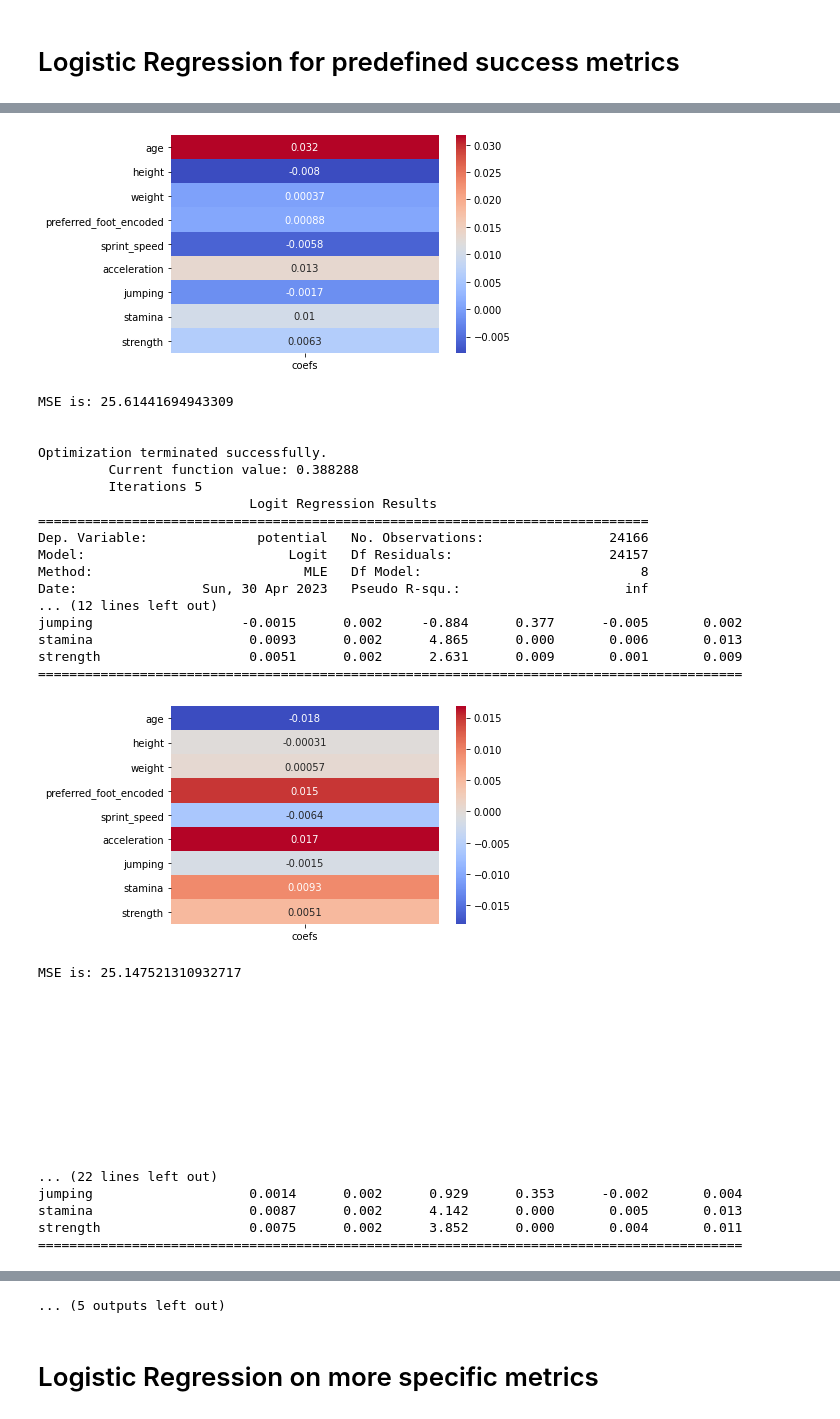
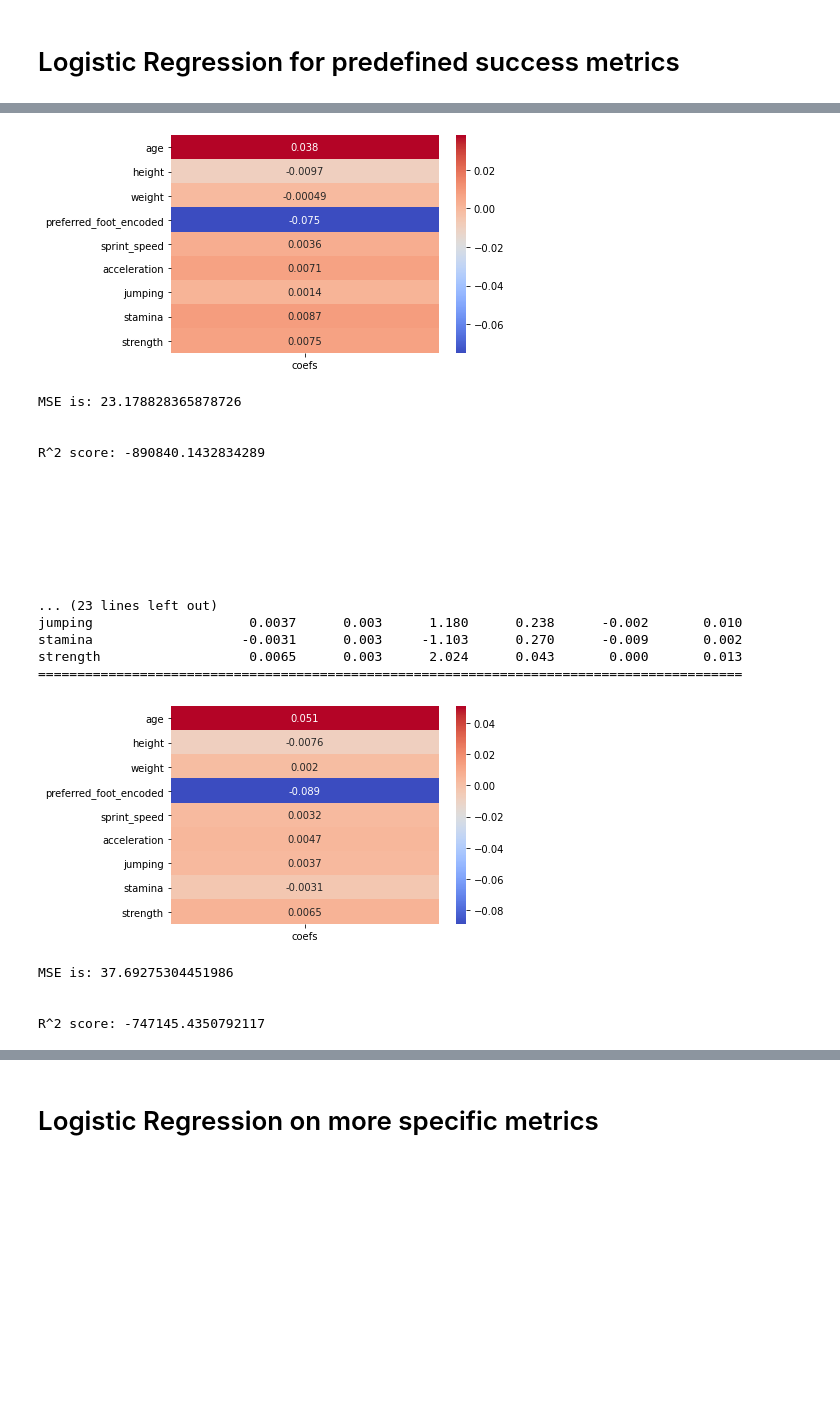
Before and after one commit to ffutera/sports-science, a Jupyter notebook: Regressions.ipynb, the cells around one changed output, grey strips where cells are left out. Cells and saved outputs as stored; diff of their text form; code cells hidden in the pictures; blank space fills up the shorter version.

```diff
--- a/Regressions.ipynb
+++ b/Regressions.ipynb
@@ -267,7 +283,7 @@ player_data
 # %%
 common_players = set(player_data.name).intersection(set(all_player_data.player_name))
 # %%
-all_player_data_by_pos = pd.merge(all_player_data, player_data[['name', 'position']], left_on = 'player_name', right_on = 'name')
+all_player_data_by_pos = pd.merge(all_player_data, player_data[['name', 'position', 'league']], left_on = 'player_name', right_on = 'name')
 all_player_data_by_pos
 # %% [output]
 |  | player_api_id | player_name | player_fifa_api_id | birthday | height | weight | date | overall_rating | ... |
@@ -390,6 +406,7 @@ MSE of the residuals on gk_average: 154.582883981121
 import statsmodels.api as sm
 import seaborn as sns
 import matplotlib.pyplot as plt
+from sklearn.metrics import r2_score
 
 # Define the dependent and independent variables
 # try each performance factor
@@ -399,7 +416,7 @@ alldata = all_player_data_by_pos.dropna()
 for pos in ['DF', 'MF', 'FW', 'GK']:
     print("ANALYSIS FOR POSITION: {}".format(pos))
     data = alldata[alldata.position == pos]
-    for dependent_variable in ['overall_rating', 'potential']:
+    for dependent_variable in ['overall_rating']: #, 'potential']:
         y = data[dependent_variable] / 100
         X = data[independent_vars]
 
@@ -423,6 +440,13 @@ for pos in ['DF', 'MF', 'FW', 'GK']:
         mse = sum((y * 100 - y_pred) ** 2 ) / len(y)
         print("MSE is: {}\n\n".format(mse))
 
+
+        # calculate R^2 score
+        r_squared = r2_score(y, y_pred)
+
+        # print R^2 score
+        print("R^2 score:", r_squared)
+
     print("\n\n\n\n\n\n\n\n")
 # %% [output]
 ANALYSIS FOR POSITION: DF
@@ -480,37 +504,24 @@ strength                   0.0063      0.002      3.602      0.000       0.003
 ==========================================================================================
-[figure, old version]
+[figure, new version]
-MSE is: 25.61441694943309
+MSE is: 23.178828365878726
 
 
-Optimization terminated successfully.
-         Current function value: 0.388288
-         Iterations 5
-                           Logit Regression Results
-==============================================================================
-Dep. Variable:              potential   No. Observations:                24166
-Model:                          Logit   Df Residuals:                    24157
-Method:                           MLE   Df Model:                            8
-Date:                Sun, 30 Apr 2023   Pseudo R-squ.:                     inf
-... (12 lines left out)
-jumping                   -0.0015      0.002     -0.884      0.377      -0.005       0.002
-stamina                    0.0093      0.002      4.865      0.000       0.006       0.013
-strength                   0.0051      0.002      2.631      0.009       0.001       0.009
+R^2 score: -890840.1432834289
+
+
+
+
+
+
+
+
+... (23 lines left out)
+jumping                    0.0037      0.003      1.180      0.238      -0.002       0.010
+stamina                   -0.0031      0.003     -1.103      0.270      -0.009       0.002
+strength                   0.0065      0.003      2.024      0.043       0.000       0.013
 ==========================================================================================
-[figure, old version]
+[figure, new version]
-MSE is: 25.147521310932717
+MSE is: 37.69275304451986
 
 
-
-
-
-
-
-
-
-
-
-... (22 lines left out)
-jumping                    0.0014      0.002      0.929      0.353      -0.002       0.004
-stamina                    0.0087      0.002      4.142      0.000       0.005       0.013
-strength                   0.0075      0.002      3.852      0.000       0.004       0.011
-==========================================================================================
+R^2 score: -747145.4350792117
@@ -536,4 +528,3 @@ strength                   0.0052      0.002      2.457      0.014       0.001
-... (5 outputs left out)
 # %% [markdown]
 # Logistic Regression on more specific metrics
 # %%
```
Also changed, not shown: parts of 35 cells of this notebook.
